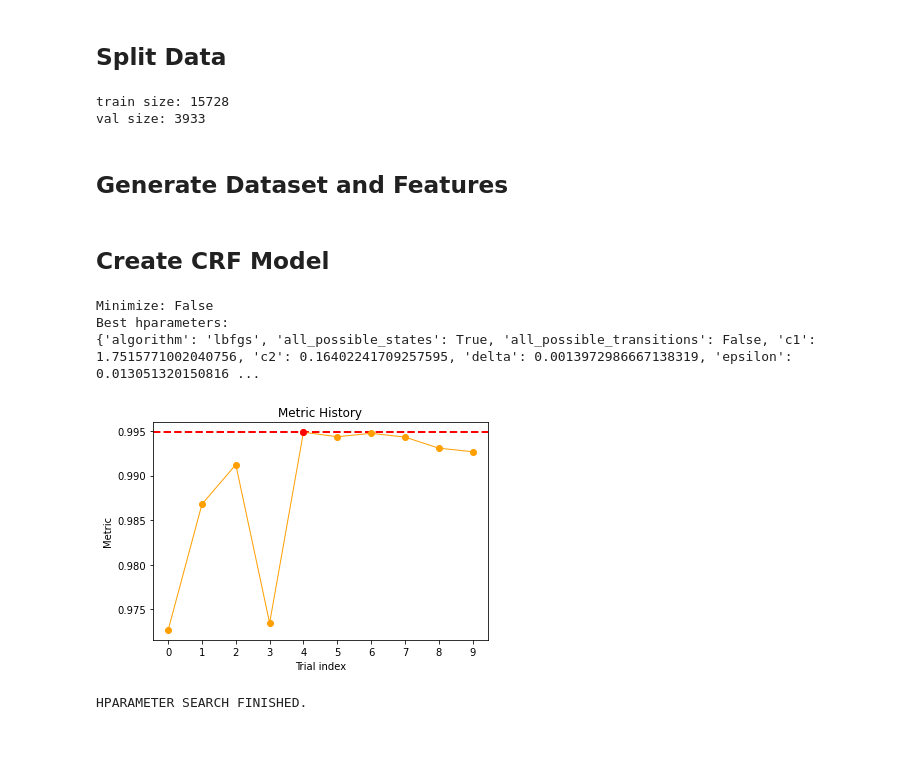
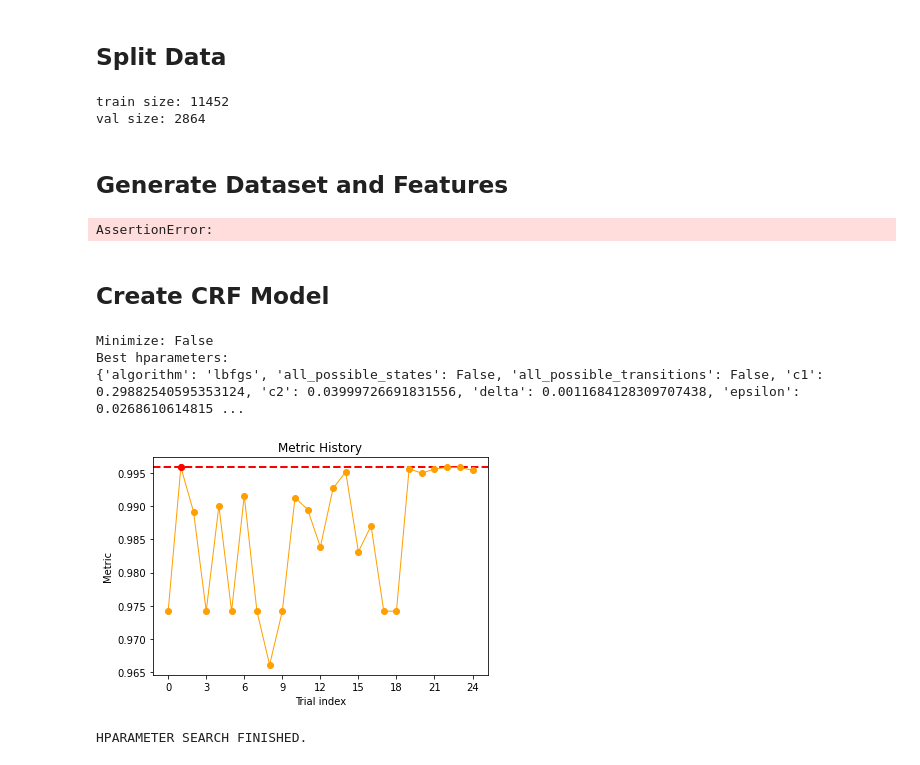
Before and after one commit to ozanzgur/kaggle_coleridge_initiative, a Jupyter notebook: train_crf.ipynb, the cells around one changed output. Drawn from its saved outputs; the diff is of its cells as text; code cells hidden in the pictures.

```diff
--- a/train_crf.ipynb
+++ b/train_crf.ipynb
@@ -43,7 +48,7 @@ def load_train_example_by_name(name):
 def indices(lst, element):
     result = []
     for i, txt in enumerate(lst):
-        if fuzz.ratio(txt, element) > 80:
+        if fuzz.ratio(txt, element) > 90:
             result.append(i)
     return result
 
@@ -55,7 +60,7 @@ def delete_file(filename):
 # %%
 import random
 
-docIdx = metadata_train.Id.values.copy()
+docIdx = train_example_names.copy()
 random.seed(42)
 random.shuffle(docIdx)
 
@@ -69,8 +74,8 @@ val_idx = docIdx[n_train:]
 print(f'train size: {len(train_idx)}')
 print(f'val size: {len(val_idx)}')
 # %% [output]
-train size: 15728
-val size: 3933
+train size: 11452
+val size: 2864
 # %% [markdown]
 ## Generate Dataset and Features
 # %%
@@ -90,32 +95,40 @@ df_cols = ['TOKEN', 'TARGET']
 doc_dfs = {}
 n_examples = len(metadata_train)
 
-for i, r in tqdm(metadata_train.iterrows(), total = n_examples):
+for doc_id in tqdm(train_example_names):
     doc_df = pd.DataFrame(columns = df_cols)
 
-    label = r.cleaned_label.strip()
-    n_label_tokens = len(label.split(' '))
+    doc_labels = list(metadata_train.loc[metadata_train.Id == doc_id, 'cleaned_label'].values)
 
-    doc = load_train_example_by_name(r.Id)
+    doc = load_train_example_by_name(doc_id)
     doc_tokens = preprocess_tokenize_doc(doc)
 
+    # Targets for dataset names will be 1
     target_arr = np.zeros(len(doc_tokens) ,dtype = 'uint8')
-    doc_tokens_joined = [' '.join(doc_tokens[i:i+n_label_tokens]) for i in range(len(doc_tokens) - n_label_tokens + 1)]
 
-    keep_df = pd.Series(np.zeros(len(doc_tokens)))
-    occurrences = indices(doc_tokens_joined, label)
-    assert(len(occurrences) != 0)
-    for o in occurrences:
-        keep_start = max(0, o - 100)
-        keep_end = min(o + 100 + n_label_tokens, len(doc_tokens))
-        keep_df[keep_start: keep_end] = 1
-        for i in range(n_label_tokens):
-            target_arr[o + i] = 1
+    # Keep 100 tokens before and after targets
+    keep_df = pd.Series(np.zeros(len(doc_tokens), dtype = 'bool'))
 
+    for l in doc_labels:
+        label = l.strip()
+        n_label_tokens = len(label.split(' '))
+        doc_tokens_joined = [' '.join(doc_tokens[i:i+n_label_tokens]) for i in range(len(doc_tokens) - n_label_tokens + 1)]
+
+        occurrences = indices(doc_tokens_joined, label)
+
+        assert(len(occurrences) != 0)
+        for o in occurrences:
+            keep_start = max(0, o - 100)
+            keep_end = min(o + 100 + n_label_tokens, len(doc_tokens))
+            keep_df[keep_start: keep_end] = True
+            for i in range(n_label_tokens):
+                target_arr[o + i] = 1
 
     doc_df['TOKEN'] = doc_tokens
     doc_df['TARGET'] = target_arr
     doc_df['TARGET'] = doc_df['TARGET'].astype('str')
-    doc_df = doc_df.loc[keep_df.astype('bool')]
+    doc_df = doc_df.loc[keep_df]
 
-    doc_dfs[r.Id] = doc_df
+    doc_dfs[doc_id] = doc_df
+# %% [output]
+AssertionError:
@@ -133,16 +162,16 @@ from mlmodels.search.hparameters import crf_params
 # %%
 delete_file('trials_sklearn')
 
 model = sklearn_model.SklearnModel1(minimize_metric = False)
 
-res = model.search(data, crf_params.search_space, crf_params.search_fixed, num_iter = 10)
+res = model.search(data, crf_params.search_space, crf_params.search_fixed, num_iter = 25)
 best_hparams = res['best_params']
 best_hparams.update(crf_params.search_fixed)
 # %% [output]
 Minimize: False
 Best hparameters:
-{'algorithm': 'lbfgs', 'all_possible_states': True, 'all_possible_transitions': False, 'c1': 1.7515771002040756, 'c2': 0.16402241709257595, 'delta': 0.0013972986667138319, 'epsilon': 0.013051320150816 ...
+{'algorithm': 'lbfgs', 'all_possible_states': False, 'all_possible_transitions': False, 'c1': 0.29882540595353124, 'c2': 0.03999726691831556, 'delta': 0.0011684128309707438, 'epsilon': 0.0268610614815 ...
-[figure, old version]
+[figure, new version]
 HPARAMETER SEARCH FINISHED.
 # %%
 model = sklearn_model.SklearnModel1(minimize_metric = False, **best_hparams)
```
Also changed, not shown: parts of 9 cells of this notebook, 4 other files.
